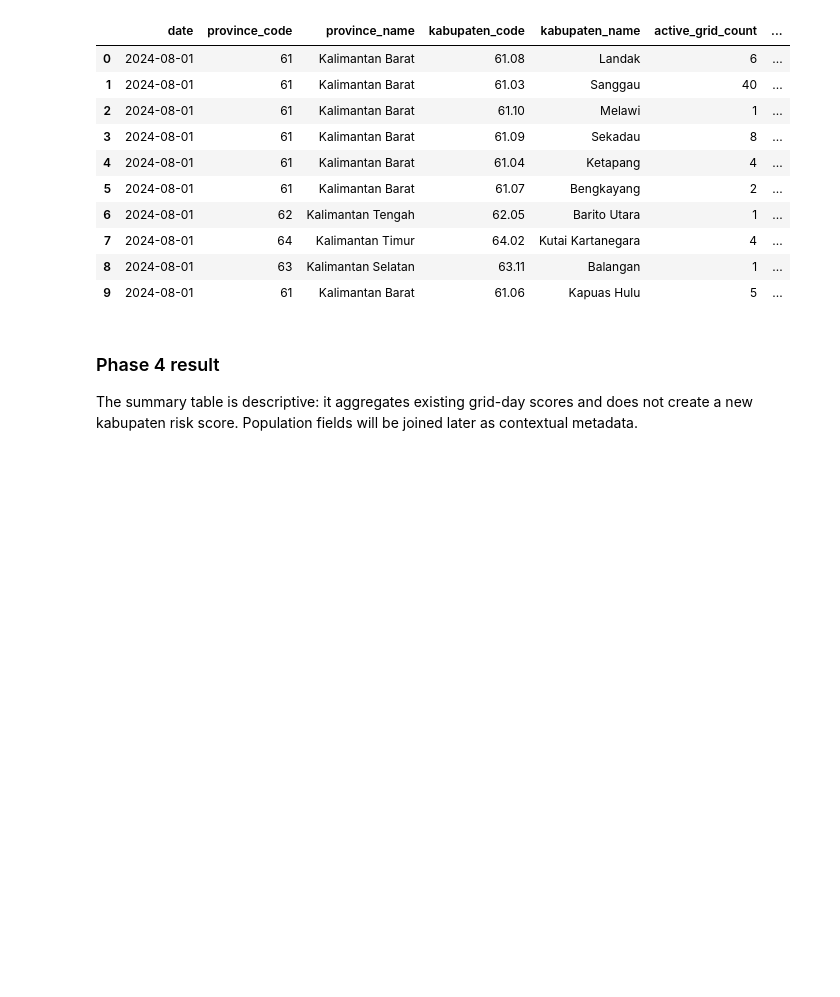
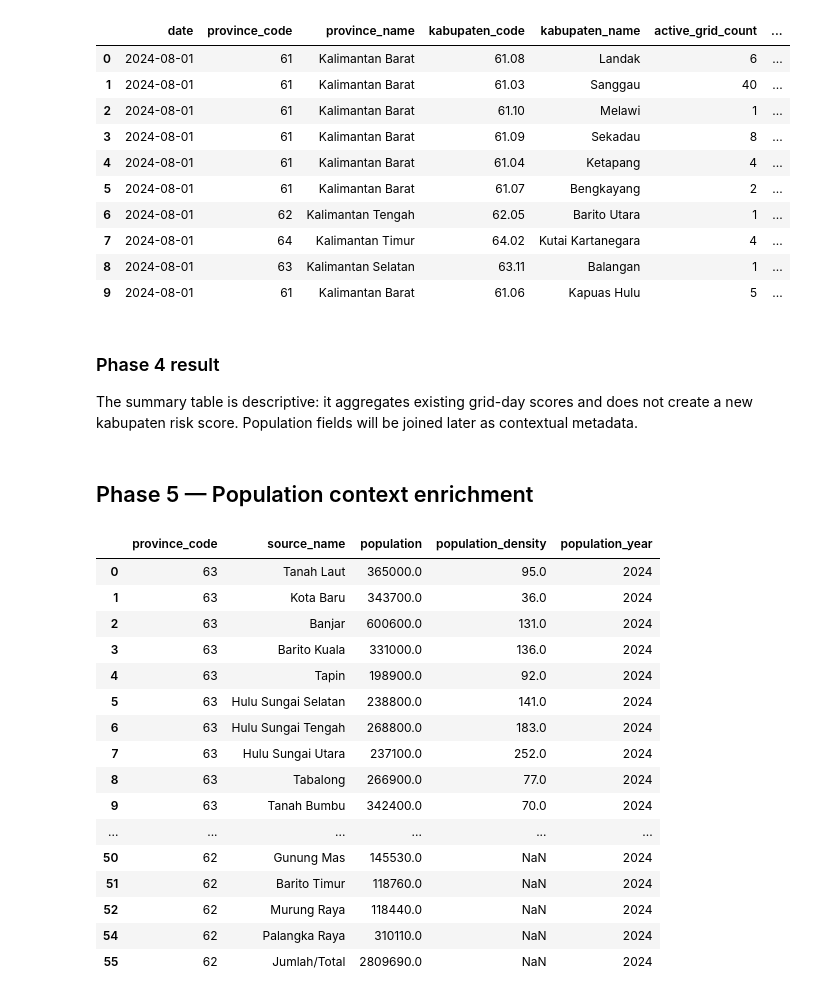
Before and after one commit to marimoria/Fireline, a Jupyter notebook: notebooks/07_FIRELINE_Kabupaten_Drilldown.ipynb, the cells around one changed output. Cells and saved outputs as stored; diff of their text form; code cells hidden in the pictures; blank space fills up the shorter version.

Commit message:
phase5_population_context

```diff
--- a/notebooks/07_FIRELINE_Kabupaten_Drilldown.ipynb
+++ b/notebooks/07_FIRELINE_Kabupaten_Drilldown.ipynb
@@ -331,3 +331,66 @@ kabupaten_day_summary.head(10)
 ### Phase 4 result
 
 The summary table is descriptive: it aggregates existing grid-day scores and does not create a new kabupaten risk score. Population fields will be joined later as contextual metadata.
+# %% [markdown]
+## Phase 5 — Population context enrichment
+# %%
+def clean_admin_name(value):
+    value = str(value).strip()
+    value = value.replace('Kabupaten ', '').replace('Kab. ', '').replace('Kota ', 'Kota ')
+    return ' '.join(value.split()).casefold()
+
+population_parts = []
+
+# Kalimantan Selatan and Kalimantan Utara use the same six-column CSV layout.
+for path, province_code in [(next(ADDITIONS.glob('*Kalimantan Selatan*.csv')), '63'), (next(ADDITIONS.glob('*Kalimantan Utara*.csv')), '65')]:
+    frame = pd.read_csv(path, encoding='utf-8-sig')
+    frame = frame.rename(columns={frame.columns[0]: 'source_name', frame.columns[1]: 'population_thousand', frame.columns[4]: 'population_density'})
+    frame['province_code'] = province_code
+    frame['population_year'] = 2024
+    population_parts.append(frame[['province_code', 'source_name', 'population_thousand', 'population_density', 'population_year']])
+
+# Kalimantan Timur has a two-row title/header layout and population in thousands.
+kaltim_path = next(ADDITIONS.glob('*Kalimantan Timur*.csv'))
+kaltim_raw = pd.read_csv(kaltim_path, header=None, encoding='utf-8-sig')
+kaltim = kaltim_raw.iloc[3:, :2].copy()
+kaltim.columns = ['source_name', 'population_thousand']
+kaltim['province_code'] = '64'
+kaltim['population_density'] = pd.NA
+kaltim['population_year'] = 2024
+population_parts.append(kaltim[['province_code', 'source_name', 'population_thousand', 'population_density', 'population_year']])
+
+# Kalimantan Tengah has a three-row title/header layout; use the 2024 column.
+kalteng_path = next(ADDITIONS.glob('*kalimantan-tengah*.xlsx'))
+kalteng_raw = pd.read_excel(kalteng_path, header=None)
+kalteng = kalteng_raw.iloc[5:, [1, 3]].copy()
+kalteng.columns = ['source_name', 'population_thousand']
+kalteng['province_code'] = '62'
+kalteng['population_density'] = pd.NA
+kalteng['population_year'] = 2024
+population_parts.append(kalteng[['province_code', 'source_name', 'population_thousand', 'population_density', 'population_year']])
+
+population_raw = pd.concat(population_parts, ignore_index=True)
+population_raw['source_name'] = population_raw['source_name'].astype(str).str.strip()
+population_raw['population_thousand'] = pd.to_numeric(population_raw['population_thousand'], errors='coerce')
+population_raw['population'] = population_raw['population_thousand'] * 1000
+population_raw['population_name_key'] = population_raw['source_name'].map(clean_admin_name)
+population_raw = population_raw.loc[population_raw.population.notna() & population_raw.population_name_key.ne('nan')].copy()
+population_raw[['province_code', 'source_name', 'population', 'population_density', 'population_year']]
+# %% [output]
+|  | province_code | source_name | population | population_density | population_year |
+| 0 | 63 | Tanah Laut | 365000.0 | 95.0 | 2024 |
+| 1 | 63 | Kota Baru | 343700.0 | 36.0 | 2024 |
+| 2 | 63 | Banjar | 600600.0 | 131.0 | 2024 |
+| 3 | 63 | Barito Kuala | 331000.0 | 136.0 | 2024 |
+| 4 | 63 | Tapin | 198900.0 | 92.0 | 2024 |
+| 5 | 63 | Hulu Sungai Selatan | 238800.0 | 141.0 | 2024 |
+| 6 | 63 | Hulu Sungai Tengah | 268800.0 | 183.0 | 2024 |
+| 7 | 63 | Hulu Sungai Utara | 237100.0 | 252.0 | 2024 |
+| 8 | 63 | Tabalong | 266900.0 | 77.0 | 2024 |
+| 9 | 63 | Tanah Bumbu | 342400.0 | 70.0 | 2024 |
+| ... | ... | ... | ... | ... | ... |
+| 50 | 62 | Gunung Mas | 145530.0 | NaN | 2024 |
+| 51 | 62 | Barito Timur | 118760.0 | NaN | 2024 |
+| 52 | 62 | Murung Raya | 118440.0 | NaN | 2024 |
+| 54 | 62 | Palangka Raya | 310110.0 | NaN | 2024 |
+| 55 | 62 | Jumlah/Total | 2809690.0 | NaN | 2024 |
```
Also changed, not shown: parts of 3 cells of this notebook, 1 other file.
